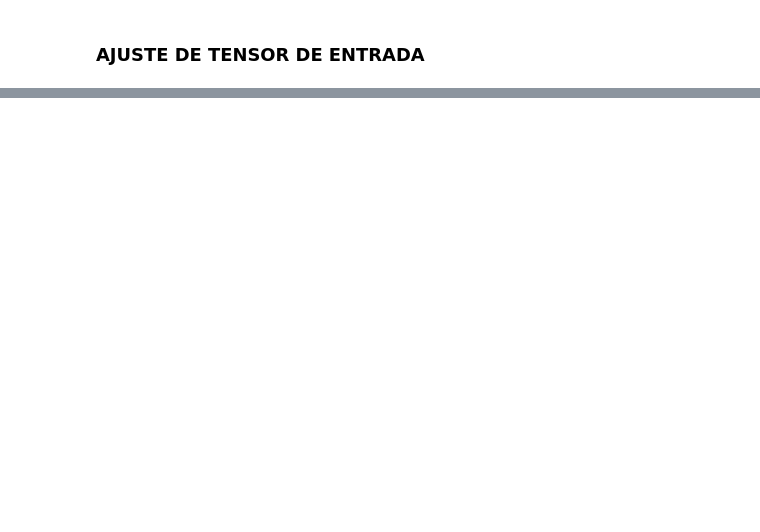
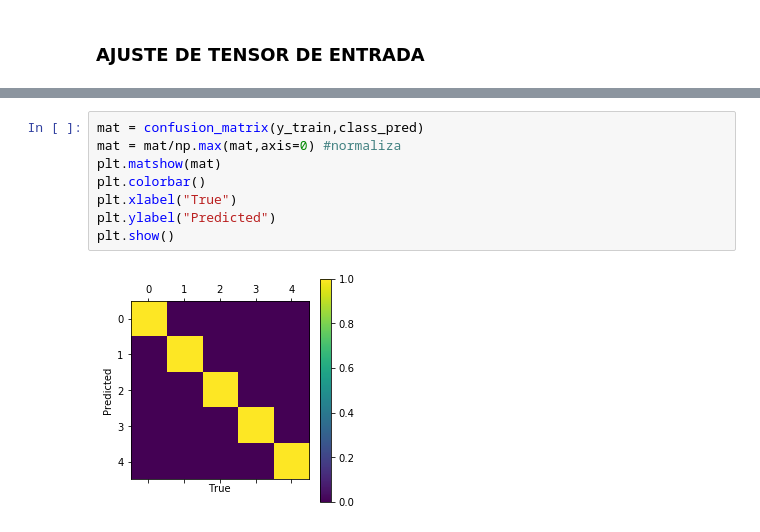
Before and after one commit to IvanDanielVillegas/Entrenamiento, a Jupyter notebook: Entrenamiento.ipynb, the cells around one changed output, grey strips where cells are left out. Drawn from its saved outputs; the diff is of its cells as text; blank space fills up the shorter version.

```diff
--- a/Entrenamiento.ipynb
+++ b/Entrenamiento.ipynb
@@ -209,0 +323,10 @@ Label distribution: [0. 1. 2. 3.], total classes 4
+# %%
+mat = confusion_matrix(y_train,class_pred)
+mat = mat/np.max(mat,axis=0) #normaliza
+plt.matshow(mat)
+plt.colorbar()
+plt.xlabel("True")
+plt.ylabel("Predicted")
+plt.show()
+# %% [output]
+[figure, added]
```
Also changed, not shown: parts of 31 cells of this notebook, 2 other files.
